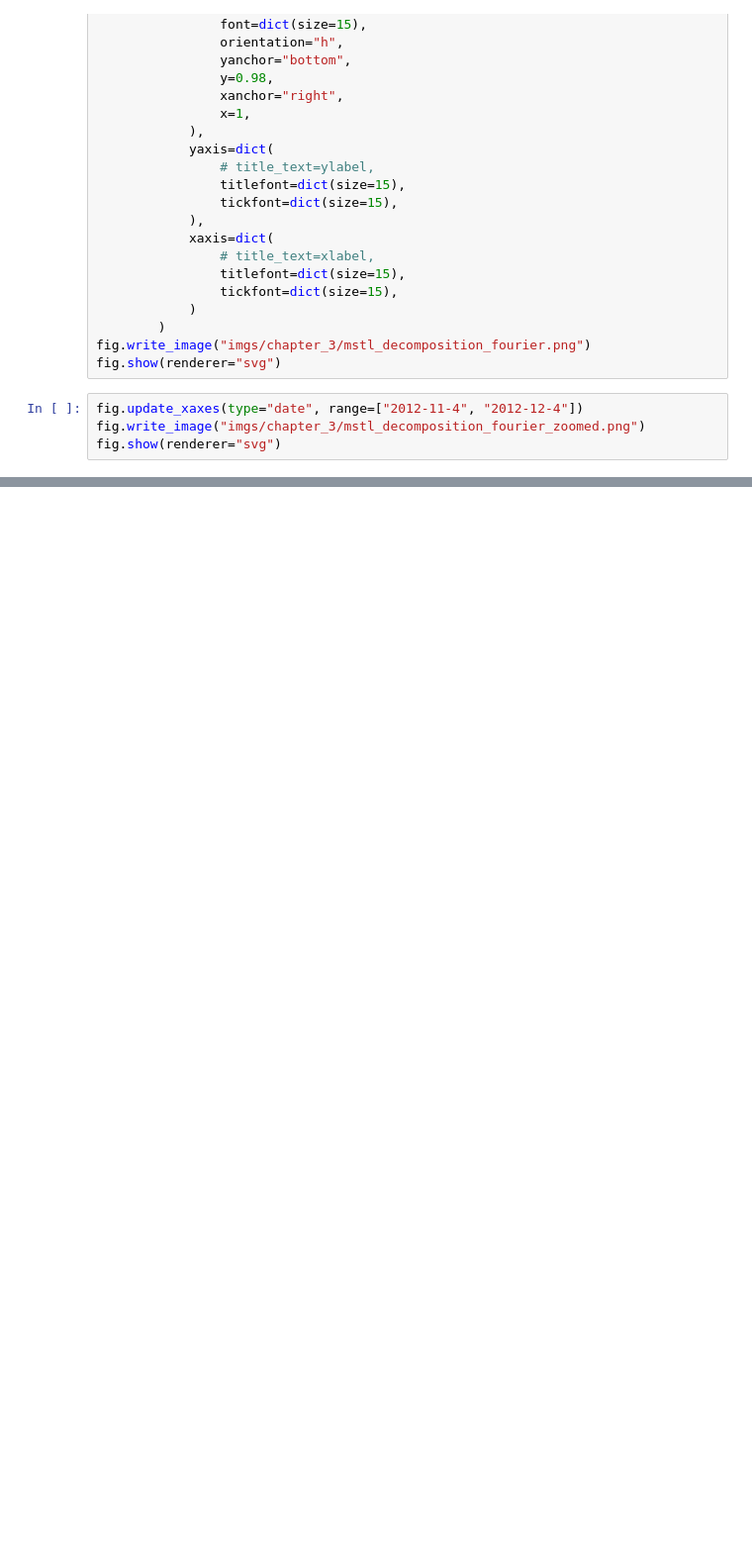
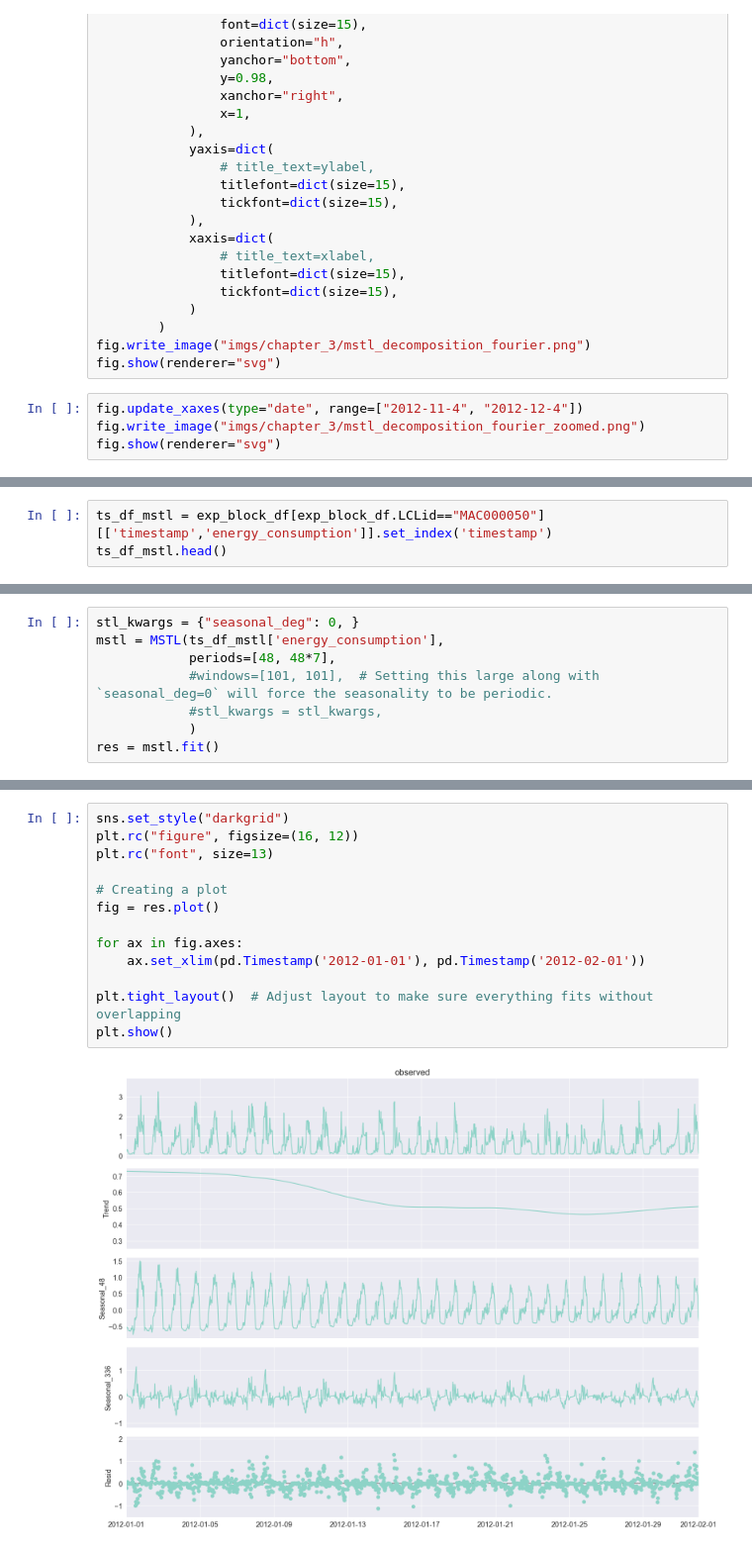
Before and after one commit to PacktPublishing/Modern-Time-Series-Forecasting-with-Python-2E, a Jupyter notebook: notebooks/Chapter03/02-Decomposing Time Series.ipynb, the cells around one changed output, grey strips where cells are left out. Shown at 99% size. Saved outputs shown, nothing was run; the diff lists cells and outputs as text; blank space fills up the shorter version.

```diff
--- a/notebooks/Chapter03/02-Decomposing Time Series.ipynb
+++ b/notebooks/Chapter03/02-Decomposing Time Series.ipynb
@@ -436,0 +455,3 @@ fig.show(renderer="svg")
+# %%
+ts_df_mstl = exp_block_df[exp_block_df.LCLid=="MAC000050"][['timestamp','energy_consumption']].set_index('timestamp')
+ts_df_mstl.head()
@@ -436,0 +466,8 @@ fig.show(renderer="svg")
+# %%
+stl_kwargs = {"seasonal_deg": 0, }
+mstl = MSTL(ts_df_mstl['energy_consumption'],
+            periods=[48, 48*7],
+            #windows=[101, 101],  # Setting this large along with `seasonal_deg=0` will force the seasonality to be periodic.
+            #stl_kwargs = stl_kwargs,
+            )
+res = mstl.fit()
@@ -436,0 +504,15 @@ fig.show(renderer="svg")
+# %%
+sns.set_style("darkgrid")
+plt.rc("figure", figsize=(16, 12))
+plt.rc("font", size=13)
+
+# Creating a plot
+fig = res.plot()
+
+for ax in fig.axes:
+    ax.set_xlim(pd.Timestamp('2012-01-01'), pd.Timestamp('2012-02-01'))
+
+plt.tight_layout()  # Adjust layout to make sure everything fits without overlapping
+plt.show()
+# %% [output]
+[figure, added]
```
Also changed, not shown: parts of 7 cells of this notebook, 1 other file.
